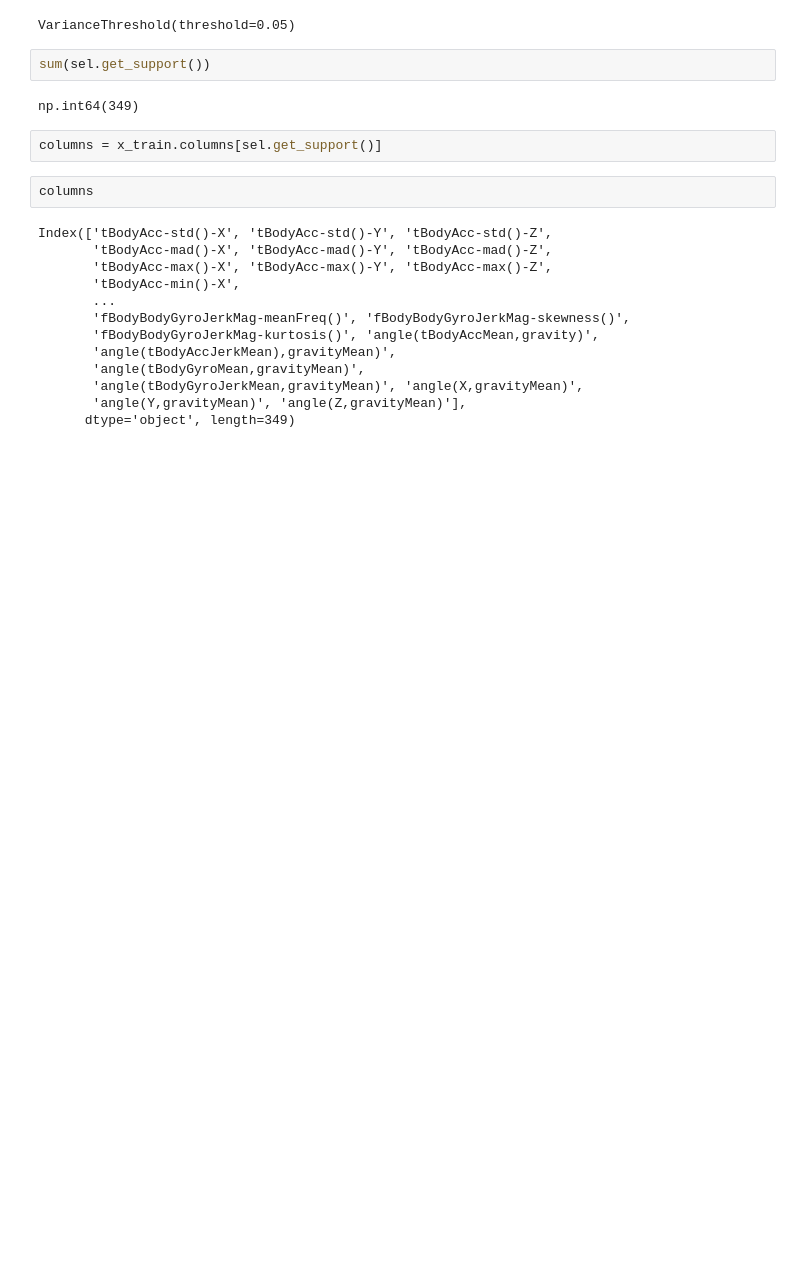
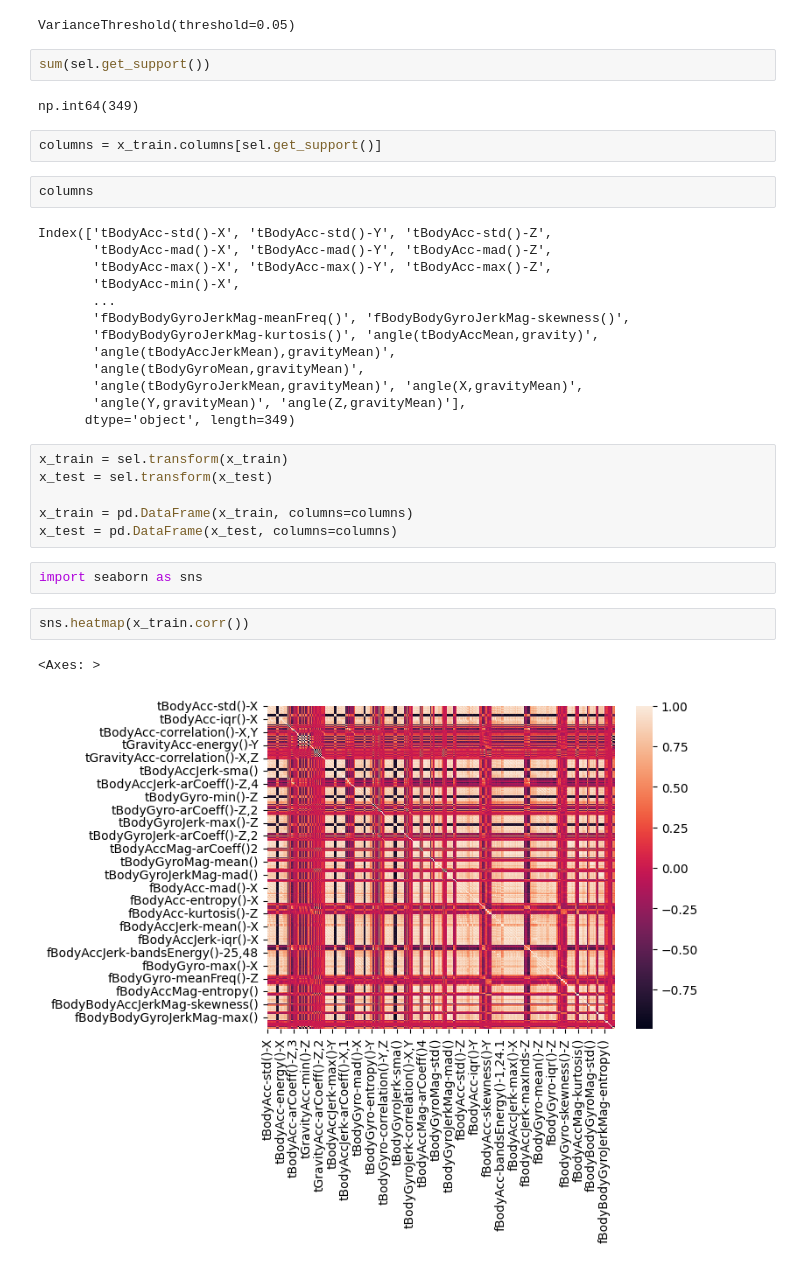
Before and after one commit to Swapn2/Data-Science-Learnings, a Jupyter notebook: feature_selection_1.ipynb, the cells around one changed output. Cells and saved outputs as stored; diff of their text form; blank space fills up the shorter version.

```diff
--- a/feature_selection_1.ipynb
+++ b/feature_selection_1.ipynb
@@ -145,3 +145,16 @@ Index(['tBodyAcc-std()-X', 'tBodyAcc-std()-Y', 'tBodyAcc-std()-Z',
        'angle(tBodyGyroJerkMean,gravityMean)', 'angle(X,gravityMean)',
        'angle(Y,gravityMean)', 'angle(Z,gravityMean)'],
       dtype='object', length=349)
+# %%
+x_train = sel.transform(x_train)
+x_test = sel.transform(x_test)
+
+x_train = pd.DataFrame(x_train, columns=columns)
+x_test = pd.DataFrame(x_test, columns=columns)
+# %%
+import seaborn as sns
+# %%
+sns.heatmap(x_train.corr())
+# %% [output]
+<Axes: >
+[figure, added]
```
